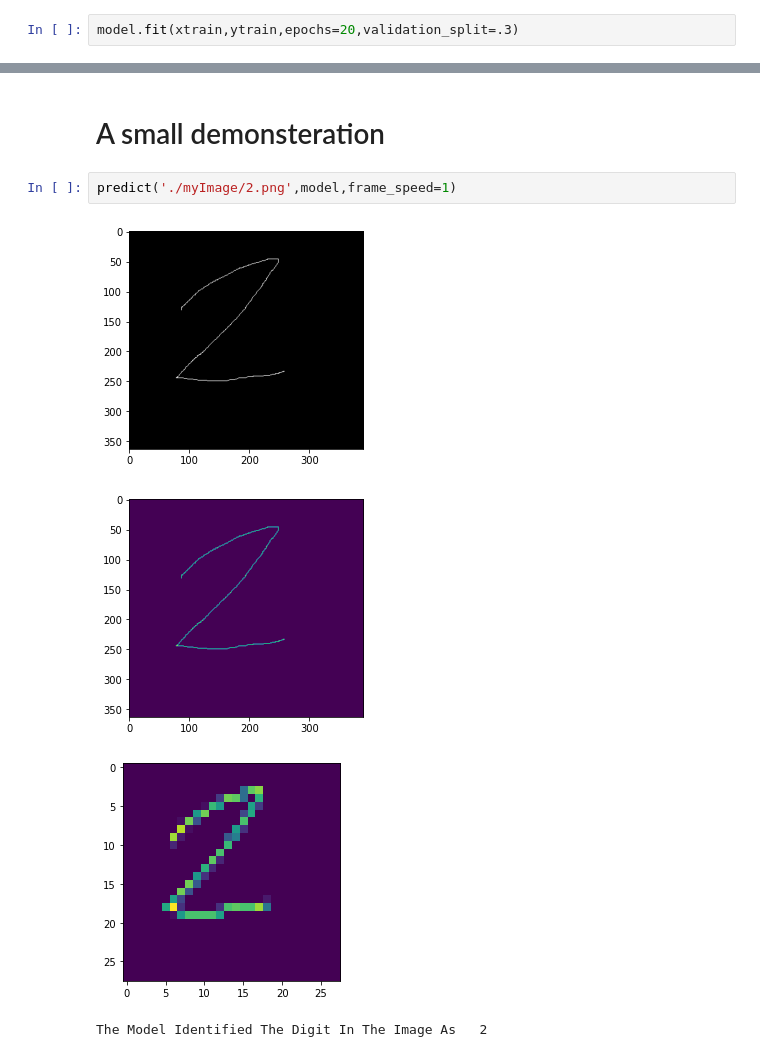
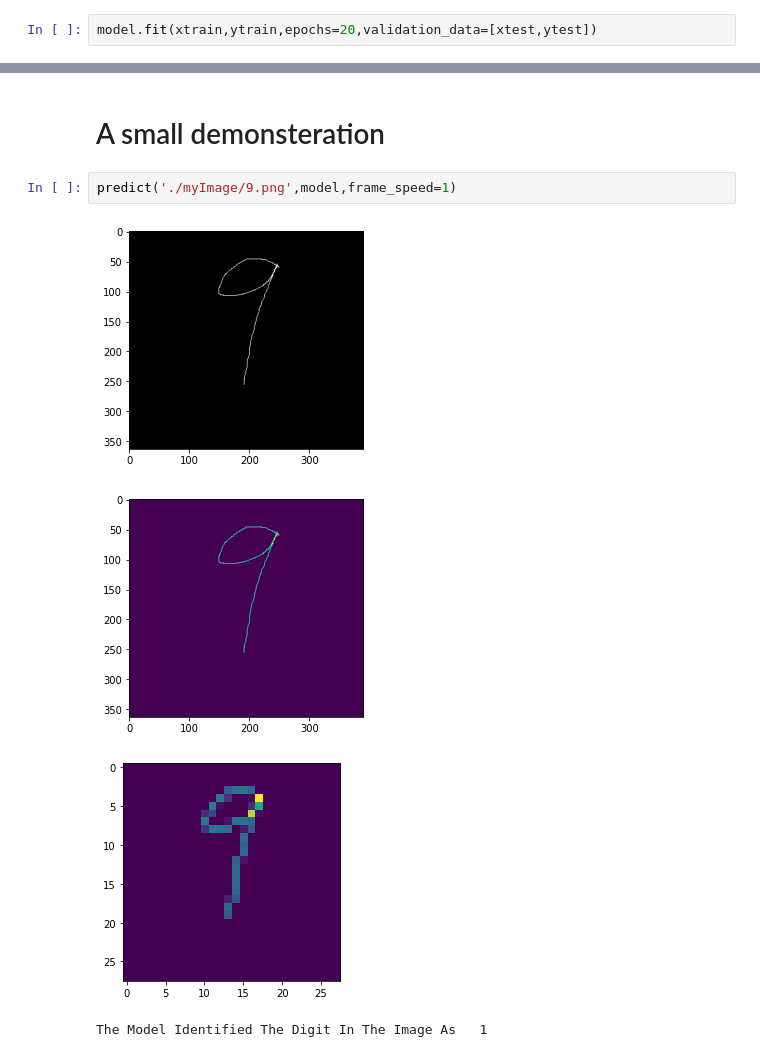
Before and after one commit to Devilshorn999/DigitRecognition, a Jupyter notebook: project2.ipynb, the cells around one changed output, grey strips where cells are left out. Drawn from its saved outputs; the diff is of its cells as text.

```diff
--- a/project2.ipynb
+++ b/project2.ipynb
@@ -175,6 +200,6 @@ _________________________________________________________________
 # %%
 model.compile(loss='sparse_categorical_crossentropy', optimizer='adam', metrics='accuracy')
 # %%
-model.fit(xtrain,ytrain,epochs=20,validation_split=.3)
+model.fit(xtrain,ytrain,epochs=20,validation_data=[xtest,ytest])
 # %% [output]
 Epoch 1/20
@@ -441,12 +465,12 @@ def predict(file,model,frame_speed=1):
 # %% [markdown]
 # A small demonsteration
 # %%
-predict('./myImage/2.png',model,frame_speed=1)
+predict('./myImage/9.png',model,frame_speed=1)
 # %% [output]
-[figure, old version]
+[figure, new version]
-[figure, old version]
+[figure, new version]
-[figure, old version]
+[figure, new version]
-The Model Identified The Digit In The Image As   2
+The Model Identified The Digit In The Image As   1
 # %%
 li = predict('./myImage/2022-02-02-18-10-28.mp4',model)
 li
```
Also changed, not shown: parts of 16 cells of this notebook, 6 other files.
